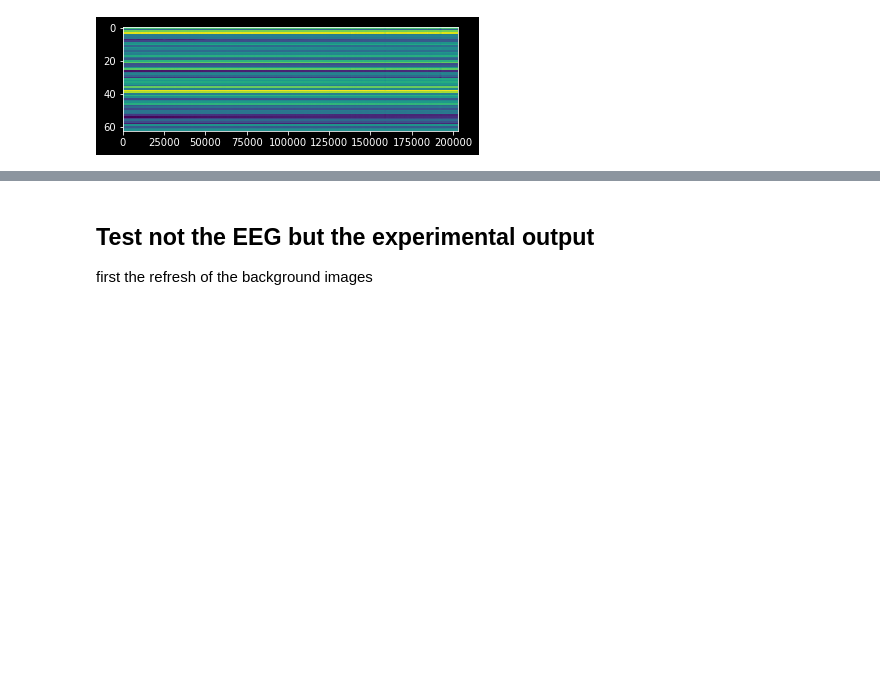
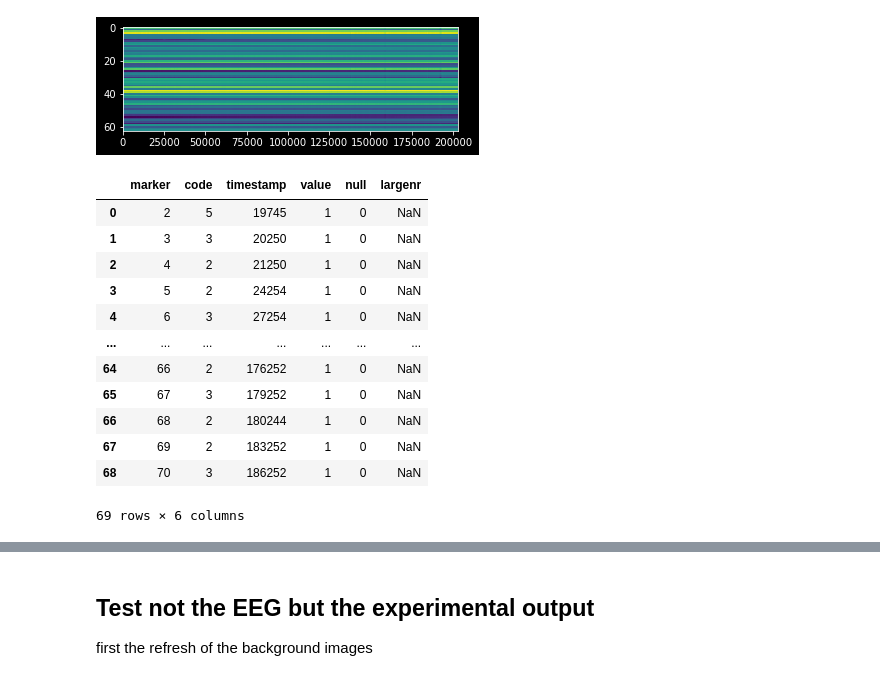
Before and after one commit to spinoza-centre/prf-seeg, a Jupyter notebook: notebooks/eeg_pilot_test.ipynb, the cells around one changed output, grey strips where cells are left out. Drawn from its saved outputs; the diff is of its cells as text; code cells hidden in the pictures; blank space fills up the shorter version.

```diff
--- a/notebooks/eeg_pilot_test.ipynb
+++ b/notebooks/eeg_pilot_test.ipynb
@@ -23,6 +23,22 @@ Converting "time" to "<class 'numpy.int64'>"...
 # %%
 ev = pd.read_csv('/Users/knapen/Downloads/data/eeg/subj1-3-0.vmrk', skiprows=11)
 ev.columns=['marker', 'code', 'timestamp', 'value', 'null', 'largenr']
 ev.head(40)
 
 ev.code = [int(evc.split(' ')[-1]) for evc in ev.code]
+ev.marker = [int(evm.split('=')[0][2:]) for evm in ev.marker]
+ev
+# %% [output]
+|  | marker | code | timestamp | value | null | largenr |
+| 0 | 2 | 5 | 19745 | 1 | 0 | NaN |
+| 1 | 3 | 3 | 20250 | 1 | 0 | NaN |
+| 2 | 4 | 2 | 21250 | 1 | 0 | NaN |
+| 3 | 5 | 2 | 24254 | 1 | 0 | NaN |
+| 4 | 6 | 3 | 27254 | 1 | 0 | NaN |
+| ... | ... | ... | ... | ... | ... | ... |
+| 64 | 66 | 2 | 176252 | 1 | 0 | NaN |
+| 65 | 67 | 3 | 179252 | 1 | 0 | NaN |
+| 66 | 68 | 2 | 180244 | 1 | 0 | NaN |
+| 67 | 69 | 2 | 183252 | 1 | 0 | NaN |
+| 68 | 70 | 3 | 186252 | 1 | 0 | NaN |
+69 rows × 6 columns
```
Also changed, not shown: parts of 2 cells of this notebook.
